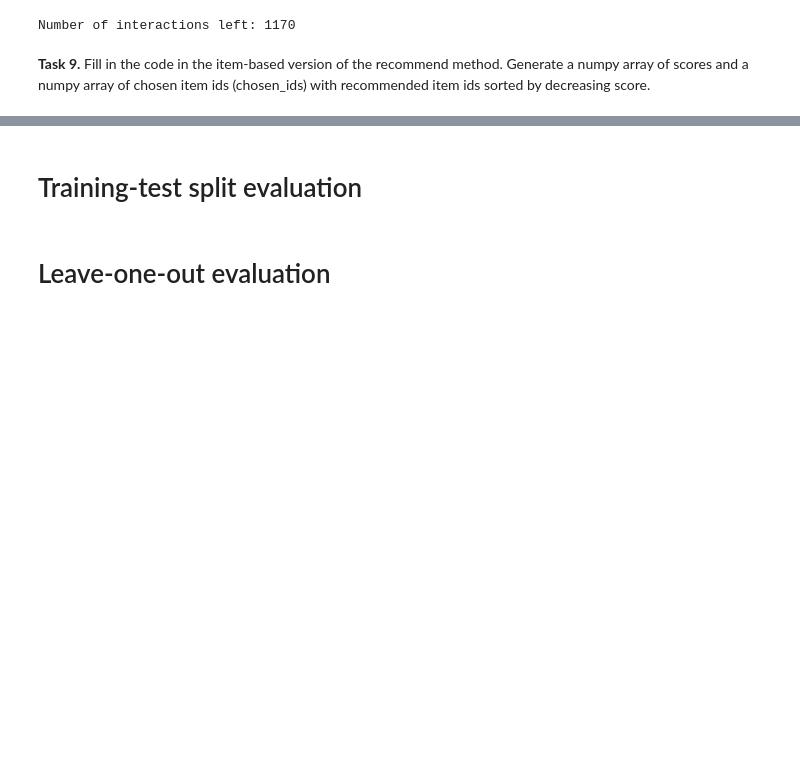
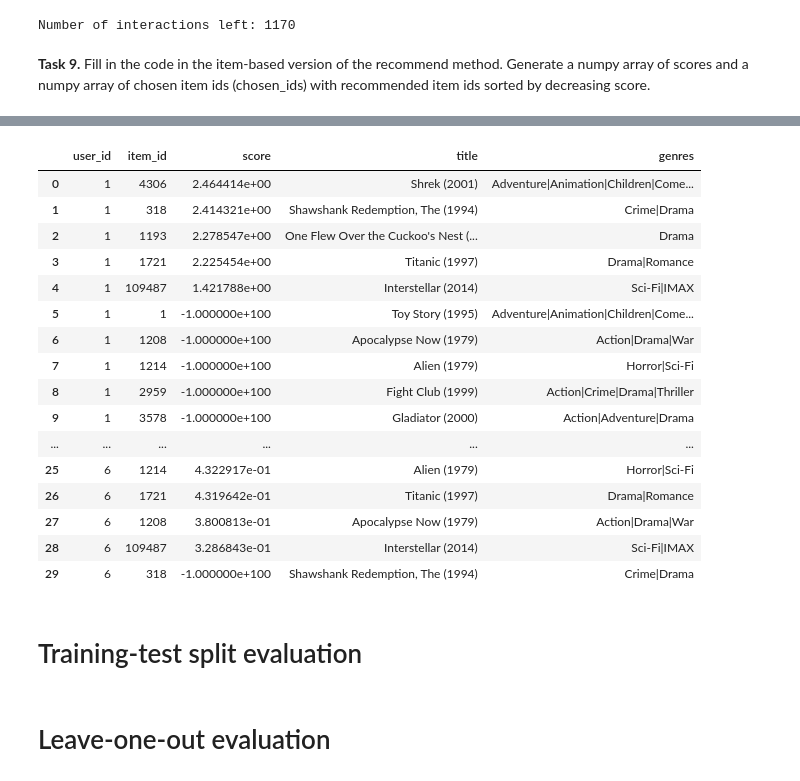
Before and after one commit to Thyme1/recommender-systems-class, a Jupyter notebook: class_06_neighborhood_methods.ipynb, the cells around one changed output, grey strips where cells are left out. Saved outputs shown, nothing was run; the diff lists cells and outputs as text; code cells hidden in the pictures; blank space fills up the shorter version.

```diff
--- a/class_06_neighborhood_methods.ipynb
+++ b/class_06_neighborhood_methods.ipynb
@@ -663,7 +663,15 @@ class NearestNeighborsRecommender(Recommender):
 
                 elif self.collaboration_type == 'item':
 
-                    # Write your code here
+                    x_list = self.interactions_df.loc[
+                        self.interactions_df['user_id'] == mapped_user_id]['item_id'].tolist()
+                    scores = np.sum(self.similarities[x_list], axis=0)
+
+                    # Choose n recommendations based on highest scores
+                    if not self.should_recommend_already_bought:
+                        scores[x_list] = -1e100
+
+                    chosen_ids = np.argsort(-scores)[:n_recommendations]
 
                 for item_id in chosen_ids:
                     recommendations.append(
@@ -729,14 +735,32 @@ IndentationError: expected an indented block (Temp/ipykernel_1176/476624879.py,
 # %%
 # Quick test of the recommender
 
 nearest_neighbors_recommender = ItemBasedCosineNearestNeighborsRecommender()
 nearest_neighbors_recommender.initialize(n_neighbors=20)
 nearest_neighbors_recommender.fit(ml_ratings_df, None, ml_movies_df)
 recommendations = nearest_neighbors_recommender.recommend(pd.DataFrame([[1], [4], [6]], columns=['user_id']), ml_movies_df, 10)
-
+recommendations['item_id'] = recommendations['item_id'].astype(int)
+ml_movies_df['item_id'] = ml_movies_df['item_id'].astype(int)
 recommendations = pd.merge(recommendations, ml_movies_df, on='item_id', how='left')
-print("Recommendations")
 display(recommendations)
+# %% [output]
+|  | user_id | item_id | score | title | genres |
+| 0 | 1 | 4306 | 2.464414e+00 | Shrek (2001) | Adventure|Animation|Children|Come... |
+| 1 | 1 | 318 | 2.414321e+00 | Shawshank Redemption, The (1994) | Crime|Drama |
+| 2 | 1 | 1193 | 2.278547e+00 | One Flew Over the Cuckoo's Nest (... | Drama |
+| 3 | 1 | 1721 | 2.225454e+00 | Titanic (1997) | Drama|Romance |
+| 4 | 1 | 109487 | 1.421788e+00 | Interstellar (2014) | Sci-Fi|IMAX |
+| 5 | 1 | 1 | -1.000000e+100 | Toy Story (1995) | Adventure|Animation|Children|Come... |
+| 6 | 1 | 1208 | -1.000000e+100 | Apocalypse Now (1979) | Action|Drama|War |
+| 7 | 1 | 1214 | -1.000000e+100 | Alien (1979) | Horror|Sci-Fi |
+| 8 | 1 | 2959 | -1.000000e+100 | Fight Club (1999) | Action|Crime|Drama|Thriller |
+| 9 | 1 | 3578 | -1.000000e+100 | Gladiator (2000) | Action|Adventure|Drama |
+| ... | ... | ... | ... | ... | ... |
+| 25 | 6 | 1214 | 4.322917e-01 | Alien (1979) | Horror|Sci-Fi |
+| 26 | 6 | 1721 | 4.319642e-01 | Titanic (1997) | Drama|Romance |
+| 27 | 6 | 1208 | 3.800813e-01 | Apocalypse Now (1979) | Action|Drama|War |
+| 28 | 6 | 109487 | 3.286843e-01 | Interstellar (2014) | Sci-Fi|IMAX |
+| 29 | 6 | 318 | -1.000000e+100 | Shawshank Redemption, The (1994) | Crime|Drama |
 # %% [markdown]
 # Training-test split evaluation
 # %%
```
Also changed, not shown: parts of 3 cells of this notebook, 1 other file.
